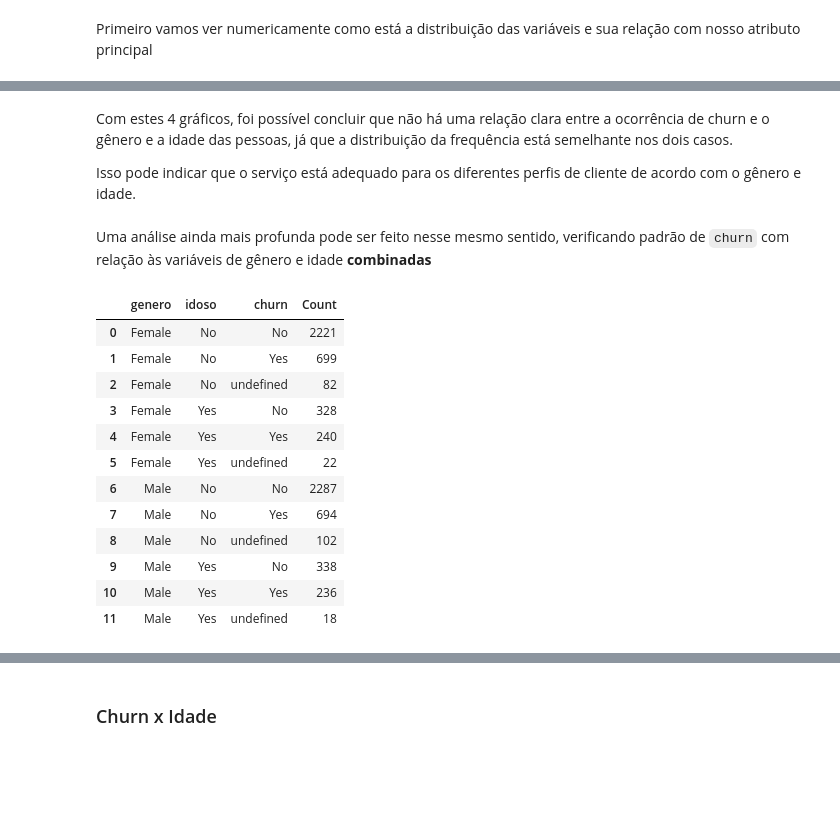
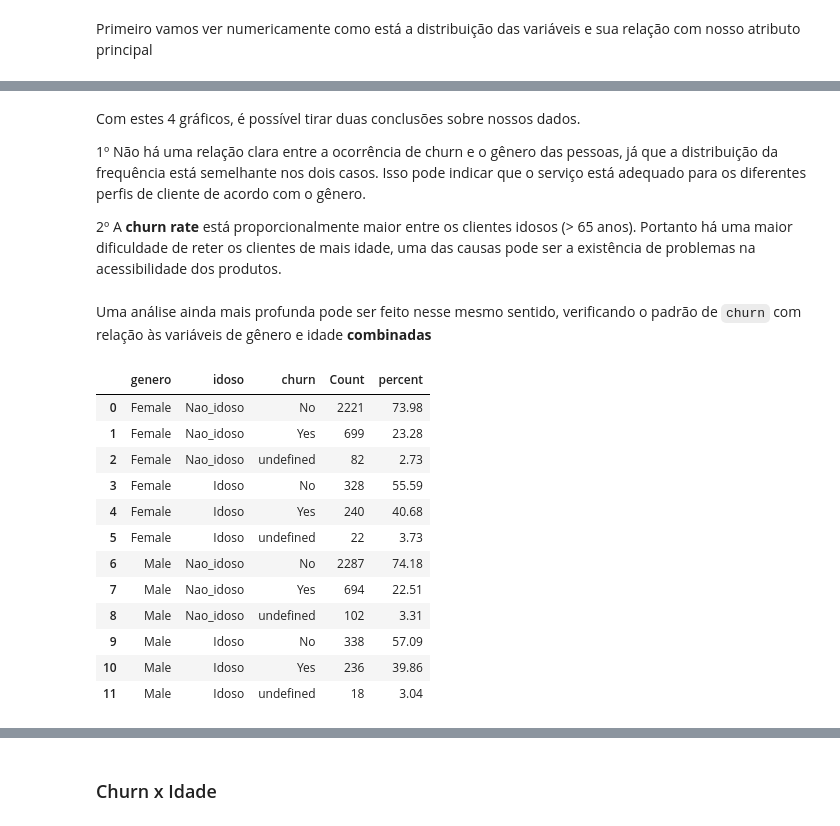
Before and after one commit to jackson-simionato/challenge_alura_DS01, a Jupyter notebook: week_2_challenge_alura_DS_2022_05.ipynb, the cells around one changed output, grey strips where cells are left out. Saved outputs shown, nothing was run; the diff lists cells and outputs as text; code cells hidden in the pictures; blank space fills up the shorter version.

```diff
--- a/week_2_challenge_alura_DS_2022_05.ipynb
+++ b/week_2_challenge_alura_DS_2022_05.ipynb
@@ -119,26 +141,35 @@ fig.show('png')
 # %% [markdown]
-Com estes 4 gráficos, foi possível concluir que não há uma relação clara entre a ocorrência de churn e o gênero e a idade das pessoas, já que a distribuição da frequência está semelhante nos dois casos.
+Com estes 4 gráficos, é possível tirar duas conclusões sobre nossos dados.
 
-Isso pode indicar que o serviço está adequado para os diferentes perfis de cliente de acordo com o gênero e idade.
+1º Não há uma relação clara entre a ocorrência de churn e o gênero das pessoas, já que a distribuição da frequência está semelhante nos dois casos. Isso pode indicar que o serviço está adequado para os diferentes perfis de cliente de acordo com o gênero.
+
+2º A **churn rate** está proporcionalmente maior entre os clientes idosos (> 65 anos). Portanto há uma maior dificuldade de reter os clientes de mais idade, uma das causas pode ser a existência de problemas na acessibilidade dos produtos.
 # %% [markdown]
-Uma análise ainda mais profunda pode ser feito nesse mesmo sentido, verificando padrão de `churn` com relação às variáveis de gênero e idade **combinadas**
+Uma análise ainda mais profunda pode ser feito nesse mesmo sentido, verificando o padrão de `churn` com relação às variáveis de gênero e idade **combinadas**
-# %%
-cross_genero_idade = pd.crosstab(dados.churn, [dados.genero,dados.idoso]).unstack().reset_index().rename(columns={0:'Count'})
-cross_genero_idade
-# %% [output]
-|  | genero | idoso | churn | Count |
-| 0 | Female | No | No | 2221 |
-| 1 | Female | No | Yes | 699 |
-| 2 | Female | No | undefined | 82 |
-| 3 | Female | Yes | No | 328 |
-| 4 | Female | Yes | Yes | 240 |
-| 5 | Female | Yes | undefined | 22 |
-| 6 | Male | No | No | 2287 |
-| 7 | Male | No | Yes | 694 |
-| 8 | Male | No | undefined | 102 |
-| 9 | Male | Yes | No | 338 |
-| 10 | Male | Yes | Yes | 236 |
-| 11 | Male | Yes | undefined | 18 |
+# %%
+cross_genero_idade = pd.crosstab(dados.churn, [dados.genero,dados.idoso]).unstack().reset_index().rename(columns={0:'Count'})
+cross_genero_idade['percent'] = 0
+cross_genero_idade.loc[(cross_genero_idade.genero=='Female') & (cross_genero_idade.idoso == 'No'), 'percent'] = round((cross_genero_idade.loc[(cross_genero_idade.genero=='Female') & (cross_genero_idade.idoso == 'No')].Count / cross_genero_idade.loc[(cross_genero_idade.genero=='Female') & (cross_genero_idade.idoso == 'No')].Count.sum()) * 100, 2)
+cross_genero_idade.loc[(cross_genero_idade.genero=='Female') & (cross_genero_idade.idoso == 'Yes'), 'percent'] = round((cross_genero_idade.loc[(cross_genero_idade.genero=='Female') & (cross_genero_idade.idoso == 'Yes')].Count / cross_genero_idade.loc[(cross_genero_idade.genero=='Female') & (cross_genero_idade.idoso == 'Yes')].Count.sum()) * 100, 2)
+cross_genero_idade.loc[(cross_genero_idade.genero=='Male') & (cross_genero_idade.idoso == 'No'), 'percent'] = round((cross_genero_idade.loc[(cross_genero_idade.genero=='Male') & (cross_genero_idade.idoso == 'No')].Count / cross_genero_idade.loc[(cross_genero_idade.genero=='Male') & (cross_genero_idade.idoso == 'No')].Count.sum()) * 100, 2)
+cross_genero_idade.loc[(cross_genero_idade.genero=='Male') & (cross_genero_idade.idoso == 'Yes'), 'percent'] = round((cross_genero_idade.loc[(cross_genero_idade.genero=='Male') & (cross_genero_idade.idoso == 'Yes')].Count / cross_genero_idade.loc[(cross_genero_idade.genero=='Male') & (cross_genero_idade.idoso == 'Yes')].Count.sum()) * 100, 2)
+
+cross_genero_idade.idoso.replace({'No':'Nao_idoso','Yes':'Idoso'}, inplace=True)
+cross_genero_idade
+# %% [output]
+|  | genero | idoso | churn | Count | percent |
+| 0 | Female | Nao_idoso | No | 2221 | 73.98 |
+| 1 | Female | Nao_idoso | Yes | 699 | 23.28 |
+| 2 | Female | Nao_idoso | undefined | 82 | 2.73 |
+| 3 | Female | Idoso | No | 328 | 55.59 |
+| 4 | Female | Idoso | Yes | 240 | 40.68 |
+| 5 | Female | Idoso | undefined | 22 | 3.73 |
+| 6 | Male | Nao_idoso | No | 2287 | 74.18 |
+| 7 | Male | Nao_idoso | Yes | 694 | 22.51 |
+| 8 | Male | Nao_idoso | undefined | 102 | 3.31 |
+| 9 | Male | Idoso | No | 338 | 57.09 |
+| 10 | Male | Idoso | Yes | 236 | 39.86 |
+| 11 | Male | Idoso | undefined | 18 | 3.04 |
 # %%
 fig = make_subplots(rows=1, cols=2, subplot_titles=['Distribuição de Churn em mulheres idosas e não idosas','Distribuição de Churn em homens idosos e não idosos'])
 
```
Also changed, not shown: parts of 7 cells of this notebook.
